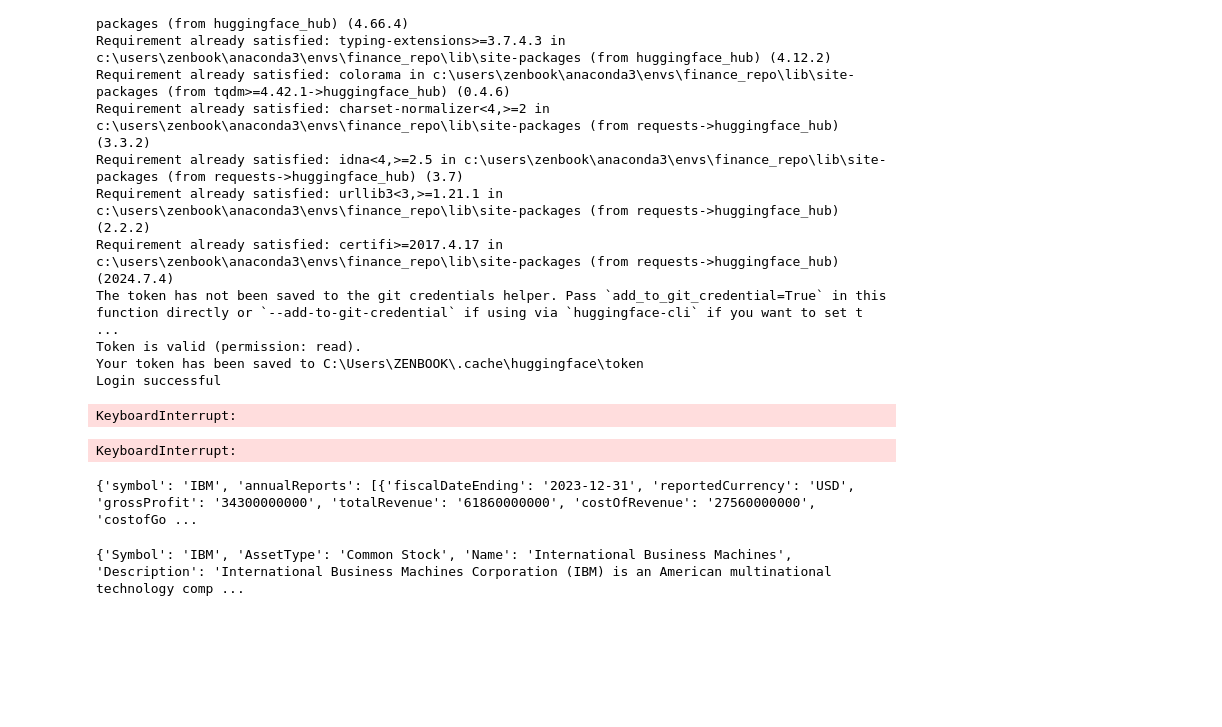
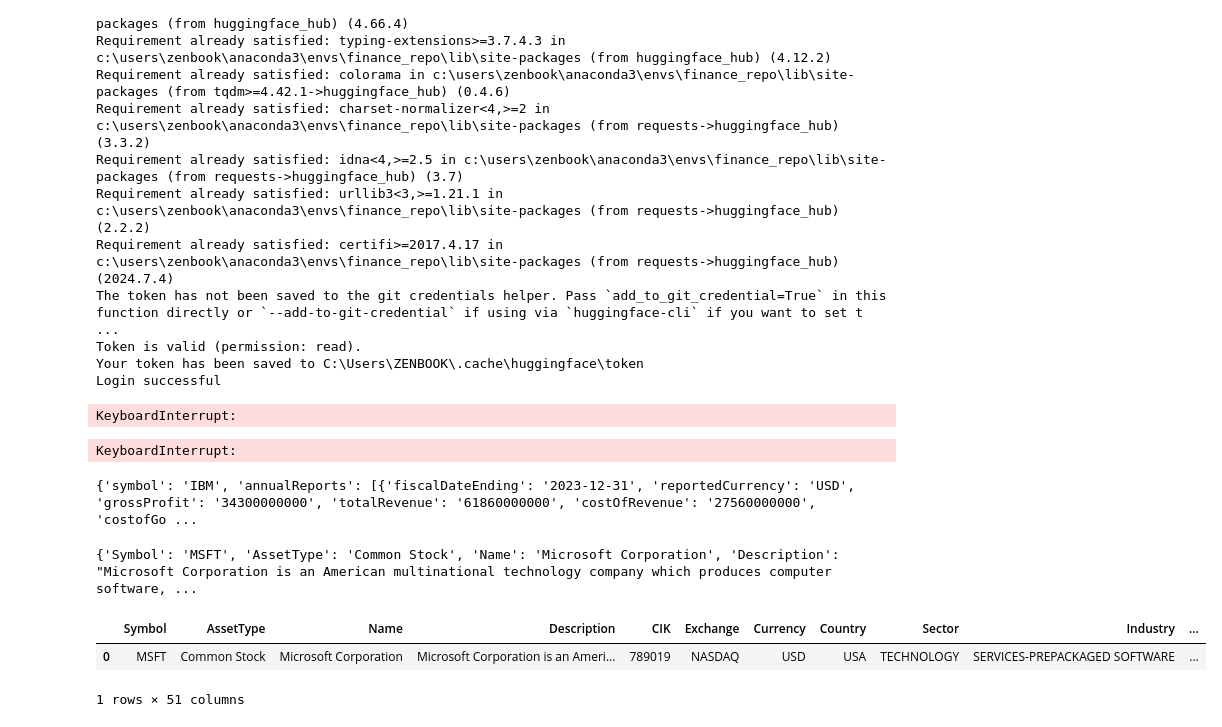
Before and after one commit to HamzaB505/financial_reports, a Jupyter notebook: notebooks/testing_functions.ipynb, the cells around one changed output. Saved outputs shown, nothing was run; the diff lists cells and outputs as text; code cells hidden in the pictures; blank space fills up the shorter version.

```diff
--- a/notebooks/testing_functions.ipynb
+++ b/notebooks/testing_functions.ipynb
@@ -486,10 +486,18 @@ print(data)
 import requests
 
 # replace the "demo" apikey below with your own key from https://www.alphavantage.co/support/#api-key
-url = 'https://www.alphavantage.co/query?function=OVERVIEW&symbol=IBM&apikey=demo'
+url = 'https://www.alphavantage.co/query?function=OVERVIEW&symbol=MSFT&apikey=5GJMAPKXP66EBYBV'
 r = requests.get(url)
 data = r.json()
 
 print(data)
 # %% [output]
-{'Symbol': 'IBM', 'AssetType': 'Common Stock', 'Name': 'International Business Machines', 'Description': 'International Business Machines Corporation (IBM) is an American multinational technology comp ...
+{'Symbol': 'MSFT', 'AssetType': 'Common Stock', 'Name': 'Microsoft Corporation', 'Description': "Microsoft Corporation is an American multinational technology company which produces computer software, ...
+# %%
+import pandas as pd
+df = pd.DataFrame.from_dict(data, orient="index").T
+df
+# %% [output]
+|  | Symbol | AssetType | Name | Description | CIK | Exchange | Currency | Country | Sector | Industry | ... |
+| 0 | MSFT | Common Stock | Microsoft Corporation | Microsoft Corporation is an Ameri... | 789019 | NASDAQ | USD | USA | TECHNOLOGY | SERVICES-PREPACKAGED SOFTWARE | ... |
+1 rows × 51 columns
```
